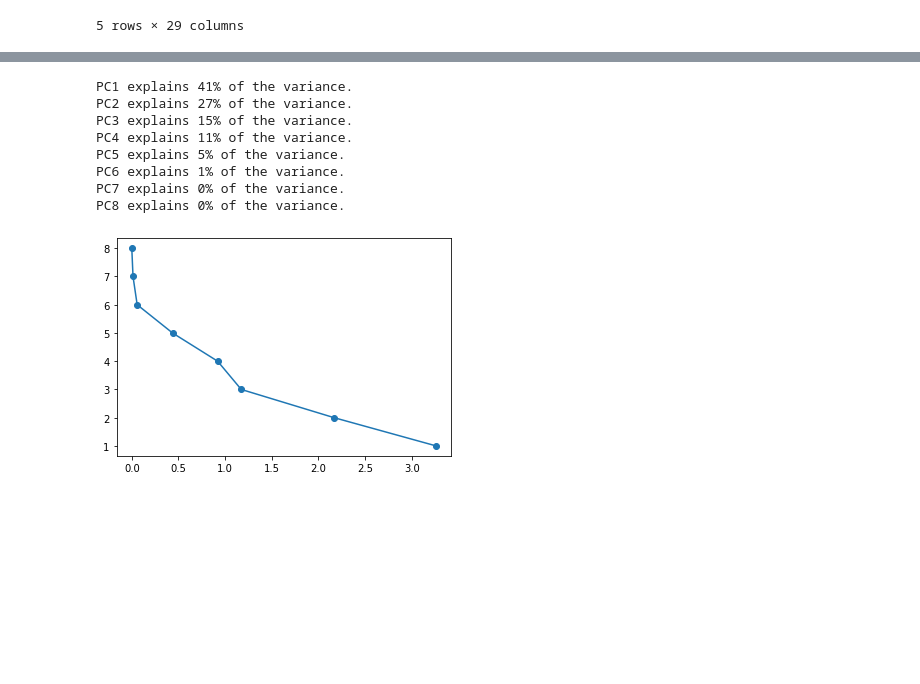
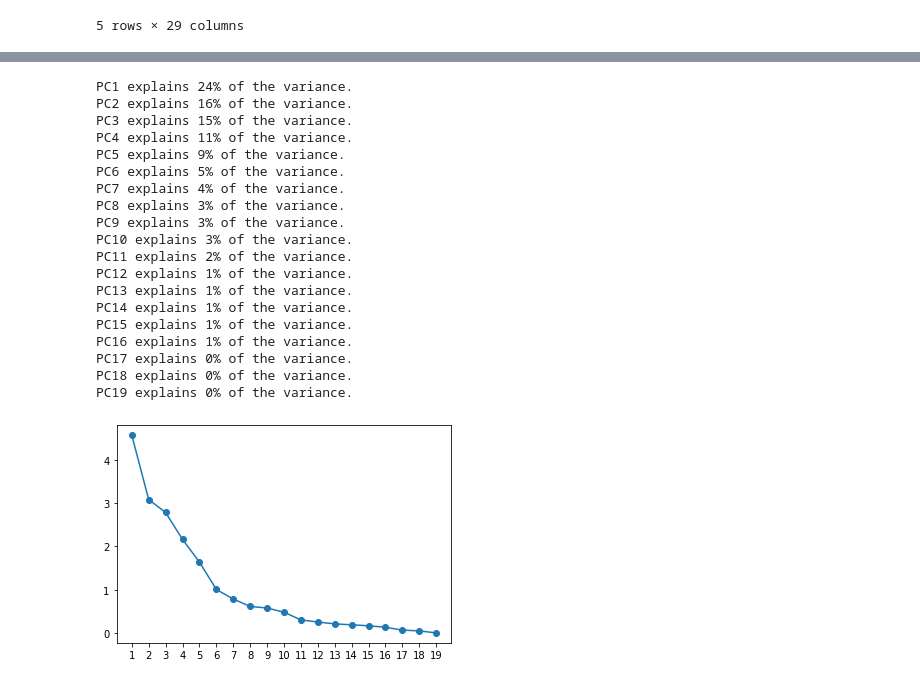
Before and after one commit to filipbalucha/FDS_final_project, a Jupyter notebook: PCA.ipynb, the cells around one changed output, grey strips where cells are left out. Saved outputs shown, nothing was run; the diff lists cells and outputs as text; code cells hidden in the pictures; blank space fills up the shorter version.

```diff
--- a/PCA.ipynb
+++ b/PCA.ipynb
@@ -38,0 +21,7 @@ munro_subset
+# %%
+relevant_cols = [ 'altitude','rating_count','bb_count','hostel_count','cottage_count','camping_count',
+    'neighbor_count_1', 'neighbor_count_2.5', 'neighbor_count_5', 'neighbor_count_10', 'neighbor_count_15',
+    'neighbor_count_20', 'nearest_city_dist', 'nearest_city_population', 'nearest_large_city_dist',
+    'population_25', 'population_50', 'population_75', 'population_100']
+munro_subset = munro[relevant_cols]
+munro_subset.head()
@@ -65,19 +58,31 @@ sns.pairplot(scaled_munro)
 # %%
 pca = PCA(n_components = len(scaled_munro.columns)).fit(scaled_munro)
 # eigenvalues
 eigenvalue = (pca.explained_variance_)
-plt.plot(eigenvalue, list(range(1, len(eigenvalue)+1)), '-o')
+plt.plot(list(range(1, len(eigenvalue)+1)), eigenvalue, '-o')
+plt.xticks(list(range(1, len(eigenvalue)+1)))
 # eigenvectors
 # print(pca.components_)
 for i in range(len(eigenvalue)):
     print('PC' + str(i+1) + ' explains ' + str(round((eigenvalue[i] / np.sum(eigenvalue))*100)) + '% of the variance.')
 # %% [output]
-PC1 explains 41% of the variance.
-PC2 explains 27% of the variance.
+PC1 explains 24% of the variance.
+PC2 explains 16% of the variance.
 PC3 explains 15% of the variance.
 PC4 explains 11% of the variance.
-PC5 explains 5% of the variance.
-PC6 explains 1% of the variance.
-PC7 explains 0% of the variance.
-PC8 explains 0% of the variance.
+PC5 explains 9% of the variance.
+PC6 explains 5% of the variance.
+PC7 explains 4% of the variance.
+PC8 explains 3% of the variance.
+PC9 explains 3% of the variance.
+PC10 explains 3% of the variance.
+PC11 explains 2% of the variance.
+PC12 explains 1% of the variance.
+PC13 explains 1% of the variance.
+PC14 explains 1% of the variance.
+PC15 explains 1% of the variance.
+PC16 explains 1% of the variance.
+PC17 explains 0% of the variance.
+PC18 explains 0% of the variance.
+PC19 explains 0% of the variance.
-[figure, old version]
+[figure, new version]
```
Also changed, not shown: parts of 14 cells of this notebook, 2 other files.
